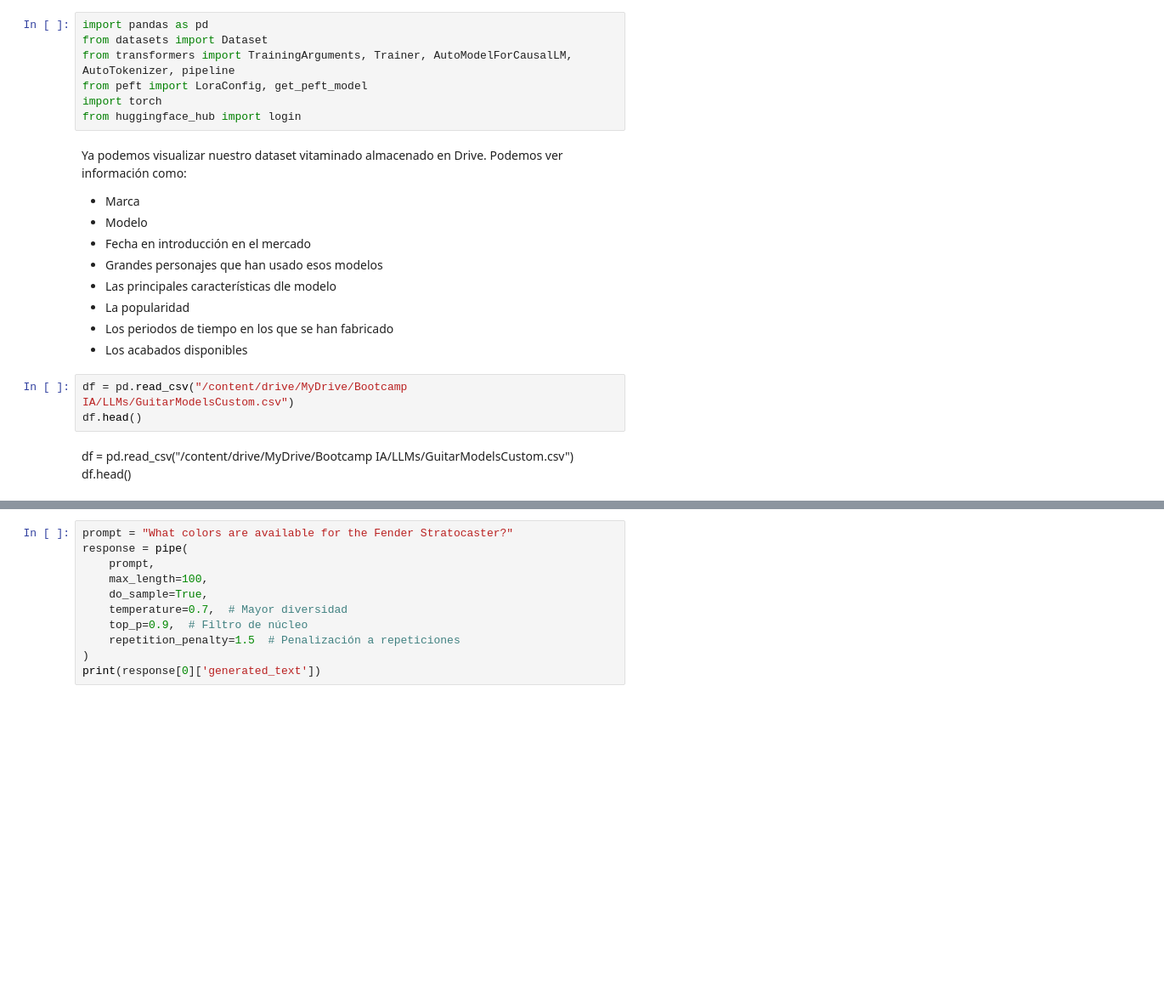
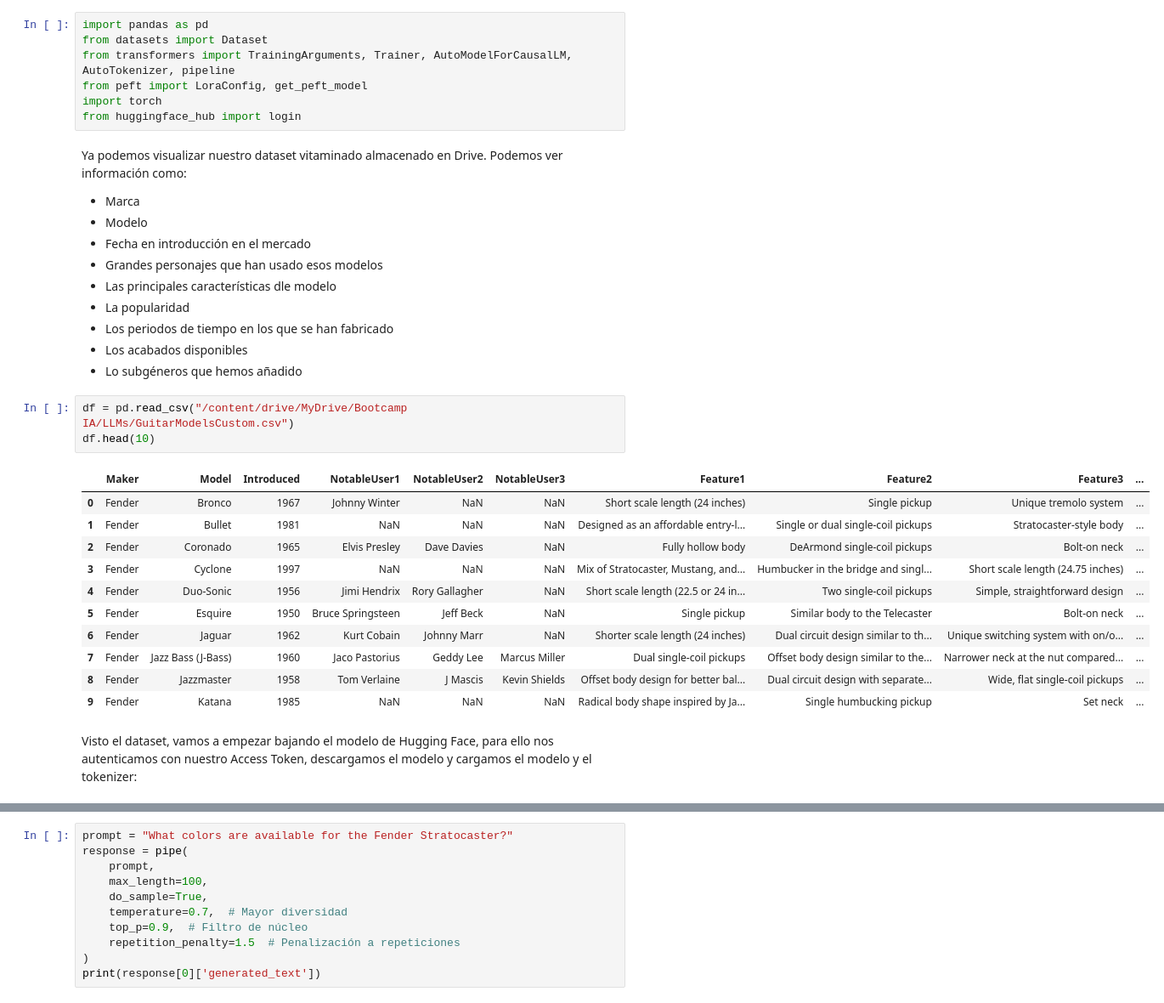
Before and after one commit to jaimegonzalezc/KC-LLMs, a Jupyter notebook: practica-LLMs.ipynb, the cells around one changed output, grey strips where cells are left out. Shown at 85% size. Drawn from its saved outputs; the diff is of its cells as text; blank space fills up the shorter version.

```diff
--- a/practica-LLMs.ipynb
+++ b/practica-LLMs.ipynb
@@ -59,11 +61,23 @@ Ya podemos visualizar nuestro dataset vitaminado almacenado en Drive. Podemos ve
 * La popularidad
 * Los periodos de tiempo en los que se han fabricado
 * Los acabados disponibles
+* Lo subgéneros que hemos añadido
 # %%
 df = pd.read_csv("/content/drive/MyDrive/Bootcamp IA/LLMs/GuitarModelsCustom.csv")
-df.head()
+df.head(10)
+# %% [output]
+|  | Maker | Model | Introduced | NotableUser1 | NotableUser2 | NotableUser3 | Feature1 | Feature2 | Feature3 | ... |
+| 0 | Fender | Bronco | 1967 | Johnny Winter | NaN | NaN | Short scale length (24 inches) | Single pickup | Unique tremolo system | ... |
+| 1 | Fender | Bullet | 1981 | NaN | NaN | NaN | Designed as an affordable entry-l... | Single or dual single-coil pickups | Stratocaster-style body | ... |
+| 2 | Fender | Coronado | 1965 | Elvis Presley | Dave Davies | NaN | Fully hollow body | DeArmond single-coil pickups | Bolt-on neck | ... |
+| 3 | Fender | Cyclone | 1997 | NaN | NaN | NaN | Mix of Stratocaster, Mustang, and... | Humbucker in the bridge and singl... | Short scale length (24.75 inches) | ... |
+| 4 | Fender | Duo-Sonic | 1956 | Jimi Hendrix | Rory Gallagher | NaN | Short scale length (22.5 or 24 in... | Two single-coil pickups | Simple, straightforward design | ... |
+| 5 | Fender | Esquire | 1950 | Bruce Springsteen | Jeff Beck | NaN | Single pickup | Similar body to the Telecaster | Bolt-on neck | ... |
+| 6 | Fender | Jaguar | 1962 | Kurt Cobain | Johnny Marr | NaN | Shorter scale length (24 inches) | Dual circuit design similar to th... | Unique switching system with on/o... | ... |
+| 7 | Fender | Jazz Bass (J-Bass) | 1960 | Jaco Pastorius | Geddy Lee | Marcus Miller | Dual single-coil pickups | Offset body design similar to the... | Narrower neck at the nut compared... | ... |
+| 8 | Fender | Jazzmaster | 1958 | Tom Verlaine | J Mascis | Kevin Shields | Offset body design for better bal... | Dual circuit design with separate... | Wide, flat single-coil pickups | ... |
+| 9 | Fender | Katana | 1985 | NaN | NaN | NaN | Radical body shape inspired by Ja... | Single humbucking pickup | Set neck | ... |
-# %% [markdown]
-df = pd.read_csv("/content/drive/MyDrive/Bootcamp IA/LLMs/GuitarModelsCustom.csv")
-df.head()
+# %% [markdown]
+Visto el dataset, vamos a empezar bajando el modelo de Hugging Face, para ello nos autenticamos con nuestro Access Token, descargamos el modelo y cargamos el modelo y el tokenizer:
 # %%
 login("") # Access Token de HF, eliminado por seguridad
```
Also changed, not shown: parts of 22 cells of this notebook.
